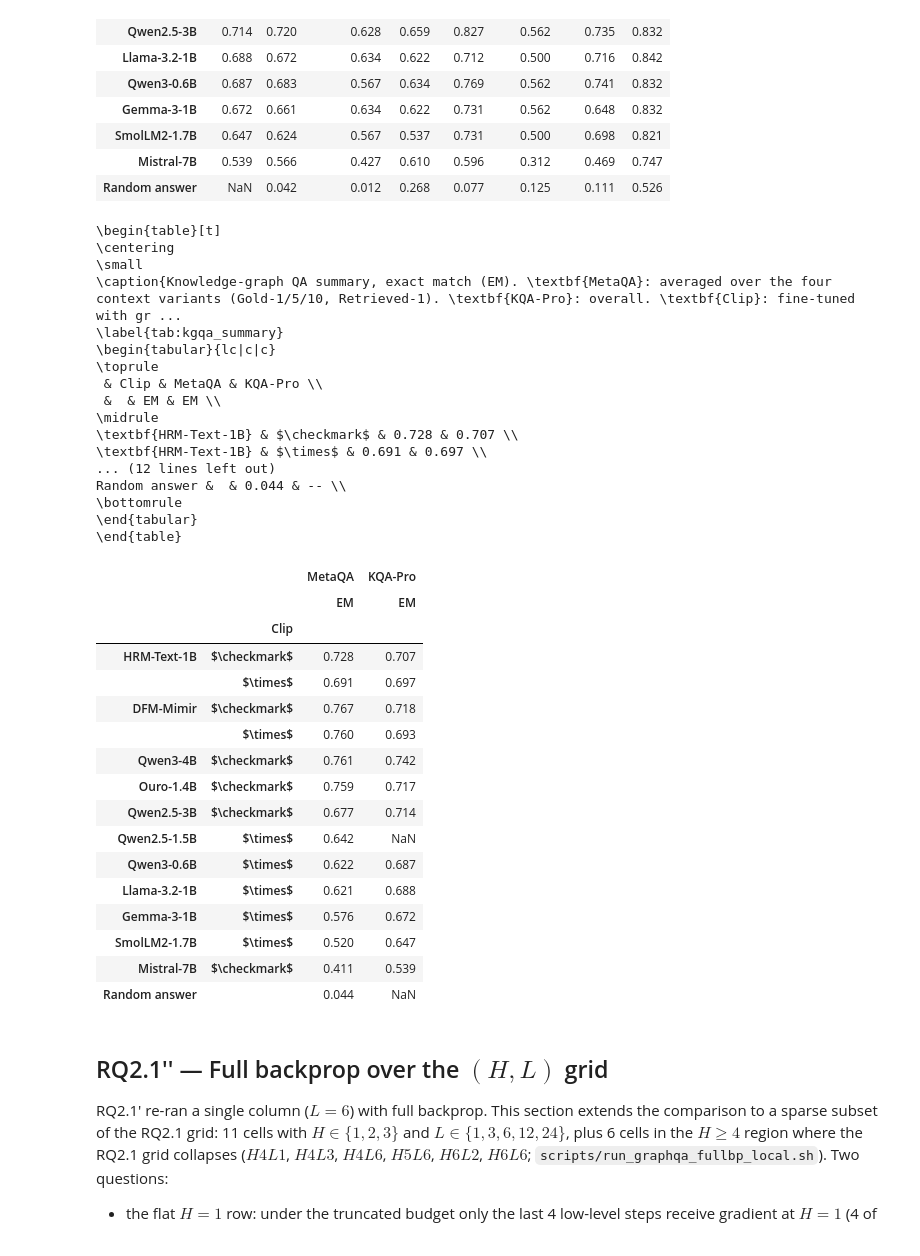
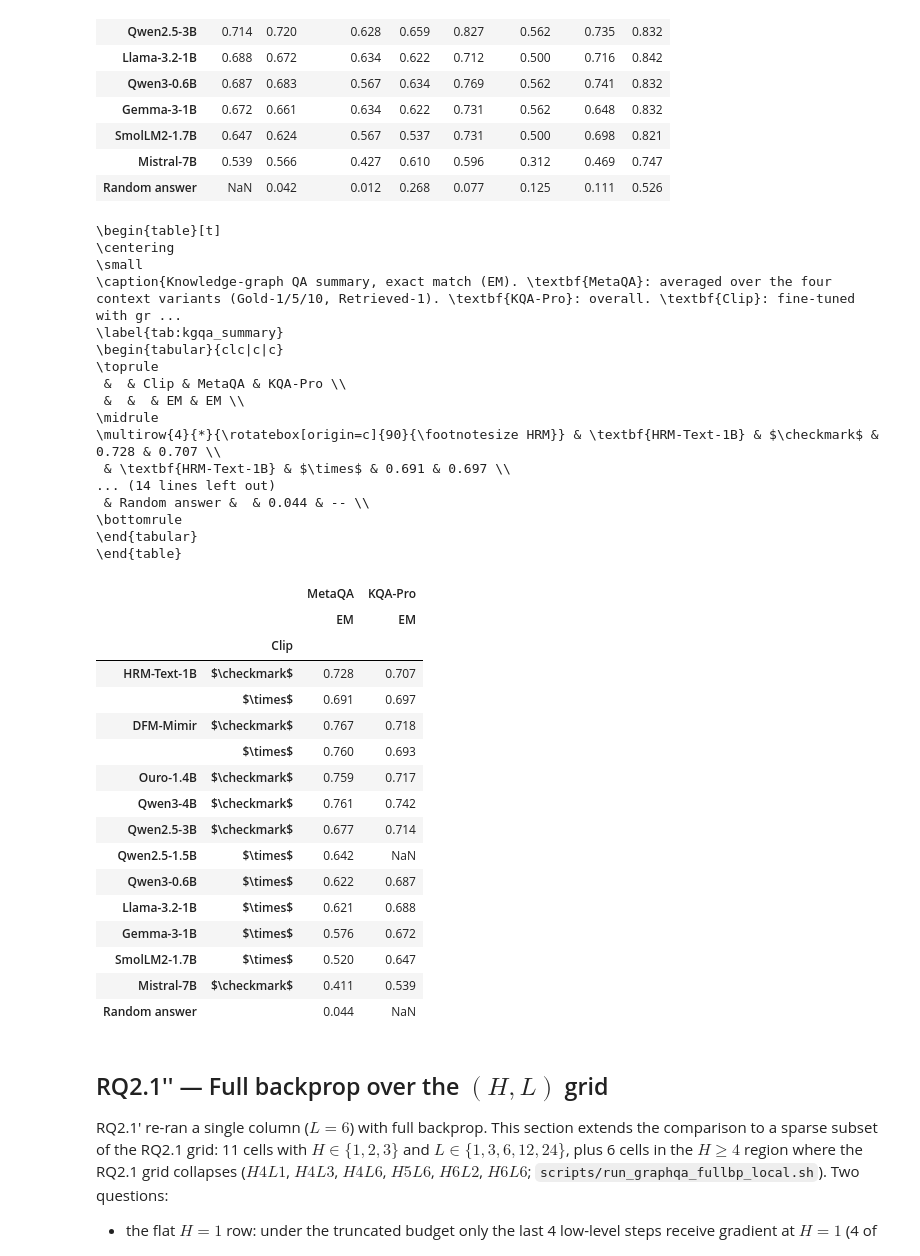
Before and after one commit to MariusAAROS/HRM-Text-for-Graphs, a Jupyter notebook: report/paper_results.ipynb, the cells around one changed output. Drawn from its saved outputs; the diff is of its cells as text; code cells hidden in the pictures.

```diff
--- a/report/paper_results.ipynb
+++ b/report/paper_results.ipynb
@@ -1534,7 +1575,28 @@ plot_kqapro_types()
 # Shared LaTeX emitter for the RQ3 tables: HRM-Text rows come first with the label in bold,
 # and a trailing random-answer row (if present) is set off by its own rule. A MultiIndex
 # index (the summary's (model, Clip)) is printed as plain columns, one label per row.
-def kgqa_table_latex(tbl, caption, label, column_format, wide=False, rule_before=None):
+def family_column(lines, families):
+    """Prepend a column naming each row's family, rotated 90 degrees and spanning the family's rows
+    (needs the multirow and graphicx packages). `families`: one name per body row, None for a
+    control row. Families are separated by a rule."""
+    top, head = lines.index(r"\toprule"), lines.index(r"\midrule")
+    out = lines[:top + 1] + [" & " + ln for ln in lines[top + 1:head]] + [lines[head]]
+    rows = lines[head + 1:head + 1 + len(families)]
+    for i, (fam, row) in enumerate(zip(families, rows)):
+        if fam is None or (i and families[i - 1] == fam):
+            out.append(" & " + row)
+            continue
+        n = next((j for j in range(i, len(families)) if families[j] != fam), len(families)) - i
+        if i:
+            out.append(r"\midrule")
+        name = rf"\rotatebox[origin=c]{{90}}{{\footnotesize {fam}}}"
+        # A one-row family takes the rotated name in the cell itself, so the row grows to fit it.
+        out.append((name if n == 1 else rf"\multirow{{{n}}}{{*}}{{{name}}}") + " & " + row)
+    return out + lines[head + 1 + len(families):]
+
+
+def kgqa_table_latex(tbl, caption, label, column_format, wide=False, rule_before=None, families=None):
+    """`families` (optional): see `family_column`; `column_format` must then include its column."""
     tbl = bold_best(tbl, "{:.3f}".format, 3, skip_rows=[RANDOM_LABEL])
     multi = isinstance(tbl.index, pd.MultiIndex)
     lines = (tbl.reset_index() if multi else tbl.rename_axis(None)).to_latex(
@@ -1543,8 +1605,10 @@ def kgqa_table_latex(tbl, caption, label, column_format, wide=False, rule_before
     ).splitlines()
     lines = [rf"\textbf{{{HRM_ARCH}}}" + ln[len(HRM_ARCH):] if ln.startswith(HRM_ARCH) else ln
              for ln in lines]
+    if families is not None:
+        lines = family_column(lines, families)
     if rule_before is not None:
-        at = next(i for i, ln in enumerate(lines) if ln.startswith(rule_before))
+        at = next(i for i, ln in enumerate(lines) if ln.lstrip(" &").startswith(rule_before))
         lines.insert(at, r"\midrule")
 
     env = "table*" if wide else "table"
@@ -1664,8 +1728,9 @@ Qwen3-4B & \textbf{0.742} & 0.725 & \textbf{0.659} & 0.659 & 0.827 & \textbf{0.6
 # Single-column RQ3 headline table: exact match per benchmark, one row per (model, clipping),
 # no per-hop / per-question-type breakdown (the two tables above go to the appendix). MetaQA
 # is averaged over its four context variants (`--` unless all four exist); KQA-Pro has no
-# Qwen2.5-1.5B run. HRM-Text-1B first; the other models ranked by their best MetaQA EM,
-# a model's clipped row before its unclipped one.
+# Qwen2.5-1.5B run. Rows grouped by architecture family (HRM, looped, standard transformer), named
+# in a rotated left column; within a family HRM-Text-1B first, then by best MetaQA EM, a model's
+# clipped row before its unclipped one.
 CLIP_MARK = {True: r"$\checkmark$", False: r"$\times$"}
 rq3_summary = pd.DataFrame({
     ("MetaQA", "EM"): metaqa_all.pivot(index=["arch", "clipped"], columns="variant",
@@ -1673,56 +1738,60 @@ rq3_summary = pd.DataFrame({
     ("KQA-Pro", "EM"): kqapro_all.set_index(["arch", "clipped"])["val/exact_match"],
 })
 best_em = rq3_summary[("MetaQA", "EM")].groupby(level="arch").max()
-rq3_order = [HRM_ARCH] + list(best_em.drop(index=HRM_ARCH).sort_values(ascending=False).index)
+rq3_order = group_by_family(
+    [HRM_ARCH] + list(best_em.drop(index=HRM_ARCH).sort_values(ascending=False).index))
 rq3_summary = rq3_summary.reindex(
     [(a, c) for a in rq3_order for c in (True, False) if (a, c) in rq3_summary.index]
 )
 rq3_summary.index = pd.MultiIndex.from_tuples(
     [(a, CLIP_MARK[c]) for a, c in rq3_summary.index], names=["", "Clip"]
 )
+rq3_families = [FAMILY_SHORT[arch_family(a)] for a, _ in rq3_summary.index]
 rq3_summary.loc[(RANDOM_LABEL, ""), :] = [metaqa_random.mean(), np.nan]
 
 print(kgqa_table_latex(
     rq3_summary,
     "Knowledge-graph QA summary, exact match (EM). \\textbf{MetaQA}: averaged over the four "
     "context variants (Gold-1/5/10, Retrieved-1). \\textbf{KQA-Pro}: overall. "
     "\\textbf{Clip}: fine-tuned with gradient-norm clipping at 1.0 ($\\checkmark$) or without "
     "($\\times$); HRM-Text-1B and DFM-Mimir are reported both ways. Per-variant, per-hop and "
     "per-question-type results (clipped run where both exist) are in the appendix. "
-    "Best model per column in bold.",
+    "Rows are grouped by architecture: HRM (hierarchical recurrent model), looped transformer, "
+    "and standard transformer. Best model per column in bold.",
     "tab:kgqa_summary",
-    column_format="lc|c|c",
+    column_format="clc|c|c",
     rule_before=RANDOM_LABEL,
+    families=rq3_families + [None],
 ))
 
 rq3_summary.round(3)
 # %% [output]
 \begin{table}[t]
 \centering
 \small
 \caption{Knowledge-graph QA summary, exact match (EM). \textbf{MetaQA}: averaged over the four context variants (Gold-1/5/10, Retrieved-1). \textbf{KQA-Pro}: overall. \textbf{Clip}: fine-tuned with gr ...
 \label{tab:kgqa_summary}
-\begin{tabular}{lc|c|c}
+\begin{tabular}{clc|c|c}
 \toprule
- & Clip & MetaQA & KQA-Pro \\
- &  & EM & EM \\
+ &  & Clip & MetaQA & KQA-Pro \\
+ &  &  & EM & EM \\
 \midrule
-\textbf{HRM-Text-1B} & $\checkmark$ & 0.728 & 0.707 \\
-\textbf{HRM-Text-1B} & $\times$ & 0.691 & 0.697 \\
-... (12 lines left out)
-Random answer &  & 0.044 & -- \\
+\multirow{4}{*}{\rotatebox[origin=c]{90}{\footnotesize HRM}} & \textbf{HRM-Text-1B} & $\checkmark$ & 0.728 & 0.707 \\
+ & \textbf{HRM-Text-1B} & $\times$ & 0.691 & 0.697 \\
+... (14 lines left out)
+ & Random answer &  & 0.044 & -- \\
 \bottomrule
 \end{tabular}
 \end{table}
 |  |  | MetaQA | KQA-Pro |
 |  |  | EM | EM |
 |  | Clip |  |  |
 | HRM-Text-1B | $\checkmark$ | 0.728 | 0.707 |
 |  | $\times$ | 0.691 | 0.697 |
 | DFM-Mimir | $\checkmark$ | 0.767 | 0.718 |
 |  | $\times$ | 0.760 | 0.693 |
+| Ouro-1.4B | $\checkmark$ | 0.759 | 0.717 |
 | Qwen3-4B | $\checkmark$ | 0.761 | 0.742 |
-| Ouro-1.4B | $\checkmark$ | 0.759 | 0.717 |
 | Qwen2.5-3B | $\checkmark$ | 0.677 | 0.714 |
 | Qwen2.5-1.5B | $\times$ | 0.642 | NaN |
 | Qwen3-0.6B | $\times$ | 0.622 | 0.687 |
```
Also changed, not shown: parts of 2 cells of this notebook, 25 other files.
